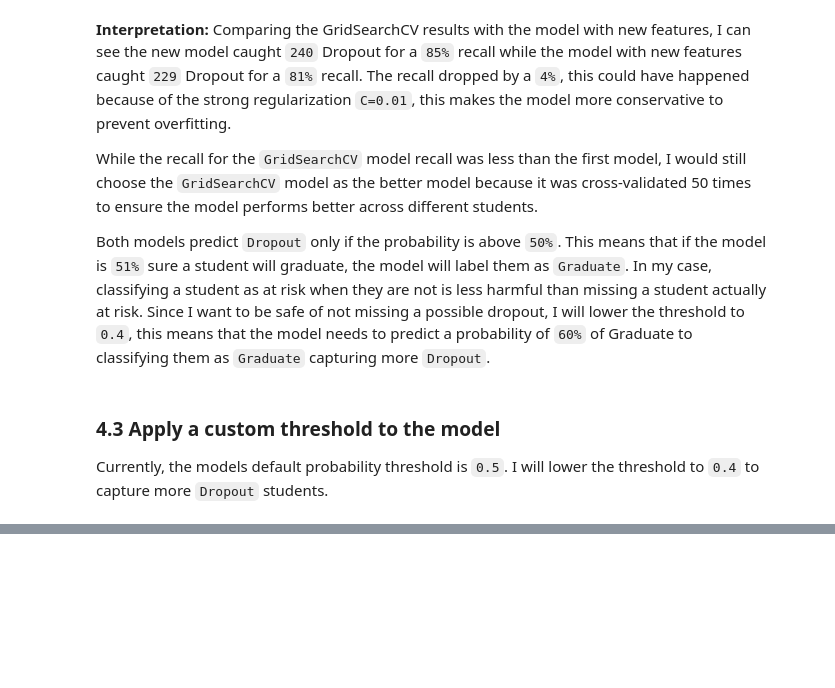
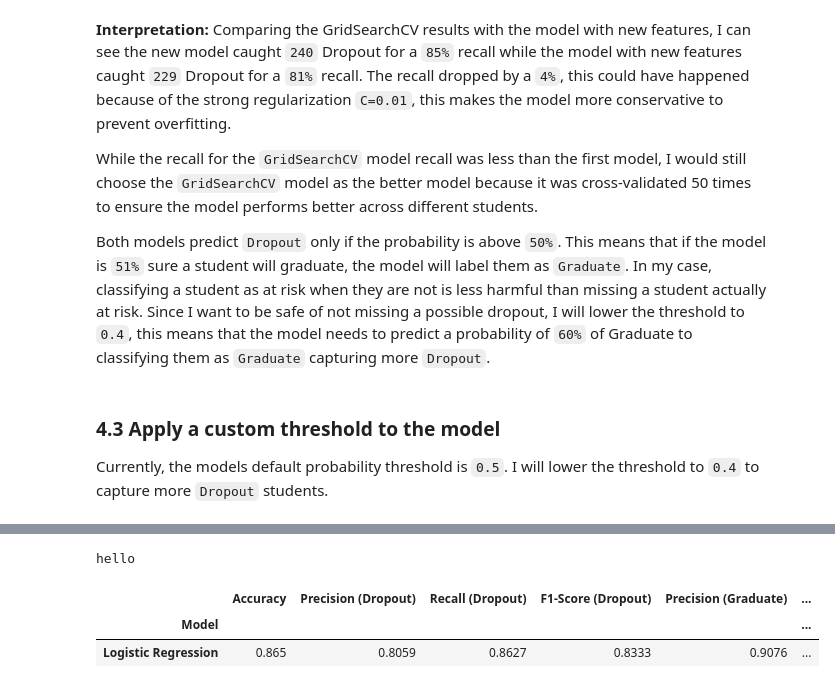
Before and after one commit to weslylaboy/student-outcome-predictor, a Jupyter notebook: notebooks/03_modeling_classification.ipynb, the cells around one changed output, grey strips where cells are left out. Drawn from its saved outputs; the diff is of its cells as text; code cells hidden in the pictures; blank space fills up the shorter version.

```diff
--- a/notebooks/03_modeling_classification.ipynb
+++ b/notebooks/03_modeling_classification.ipynb
@@ -419,0 +422,12 @@ weighted avg       0.87      0.87      0.87       726
+# %%
+results_models_metrics = []
+
+results_models_metrics.append(get_model_metrics(y_test, y_pred_custom, 'Logistic Regression'))
+
+temp_results = pd.DataFrame(results_models_metrics).set_index('Model')
+temp_results
+# %% [output]
+hello
+|  | Accuracy | Precision (Dropout) | Recall (Dropout) | F1-Score (Dropout) | Precision (Graduate) | ... |
+| Model |  |  |  |  |  | ... |
+| Logistic Regression | 0.865 | 0.8059 | 0.8627 | 0.8333 | 0.9076 | ... |
```
Also changed, not shown: parts of 7 cells of this notebook, 1 other file.
